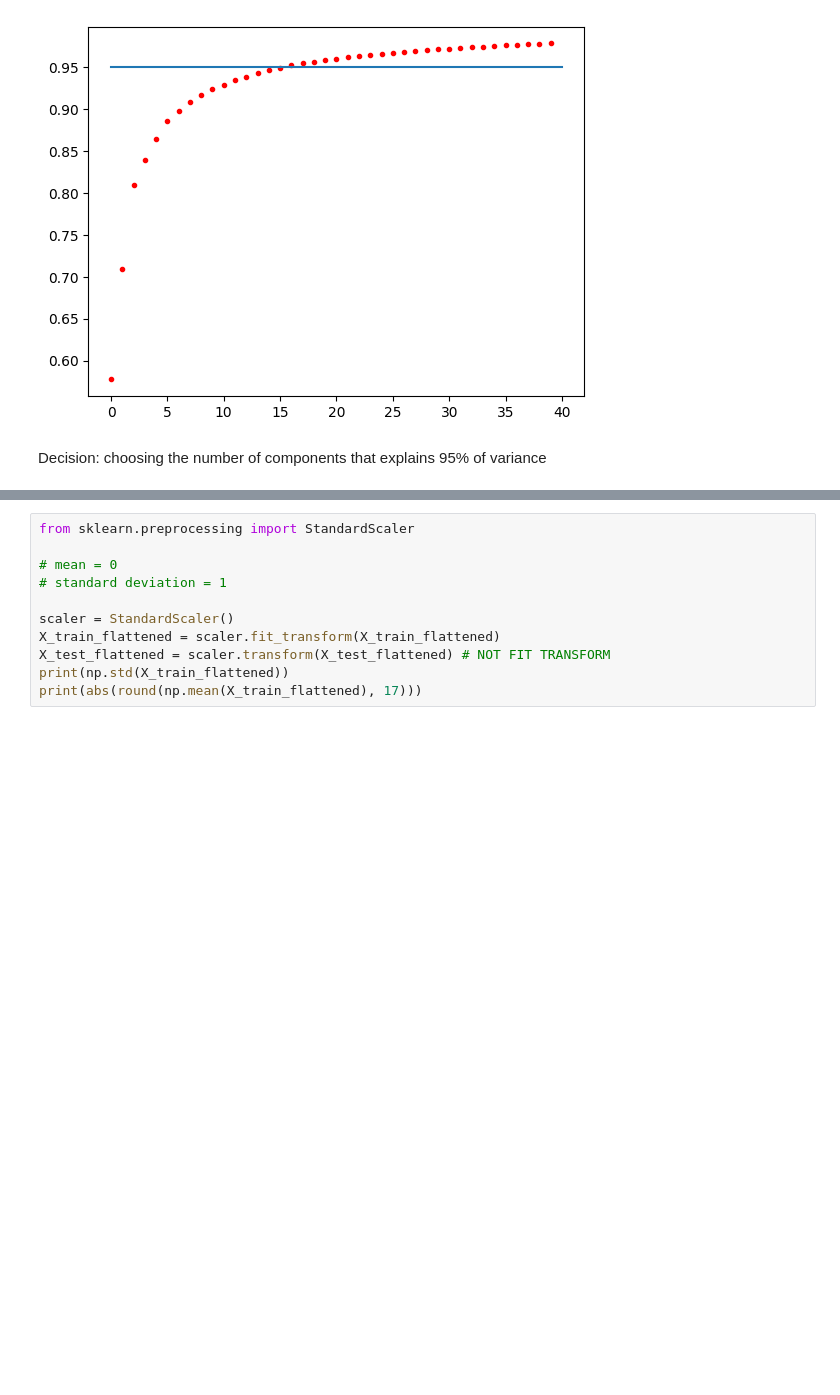
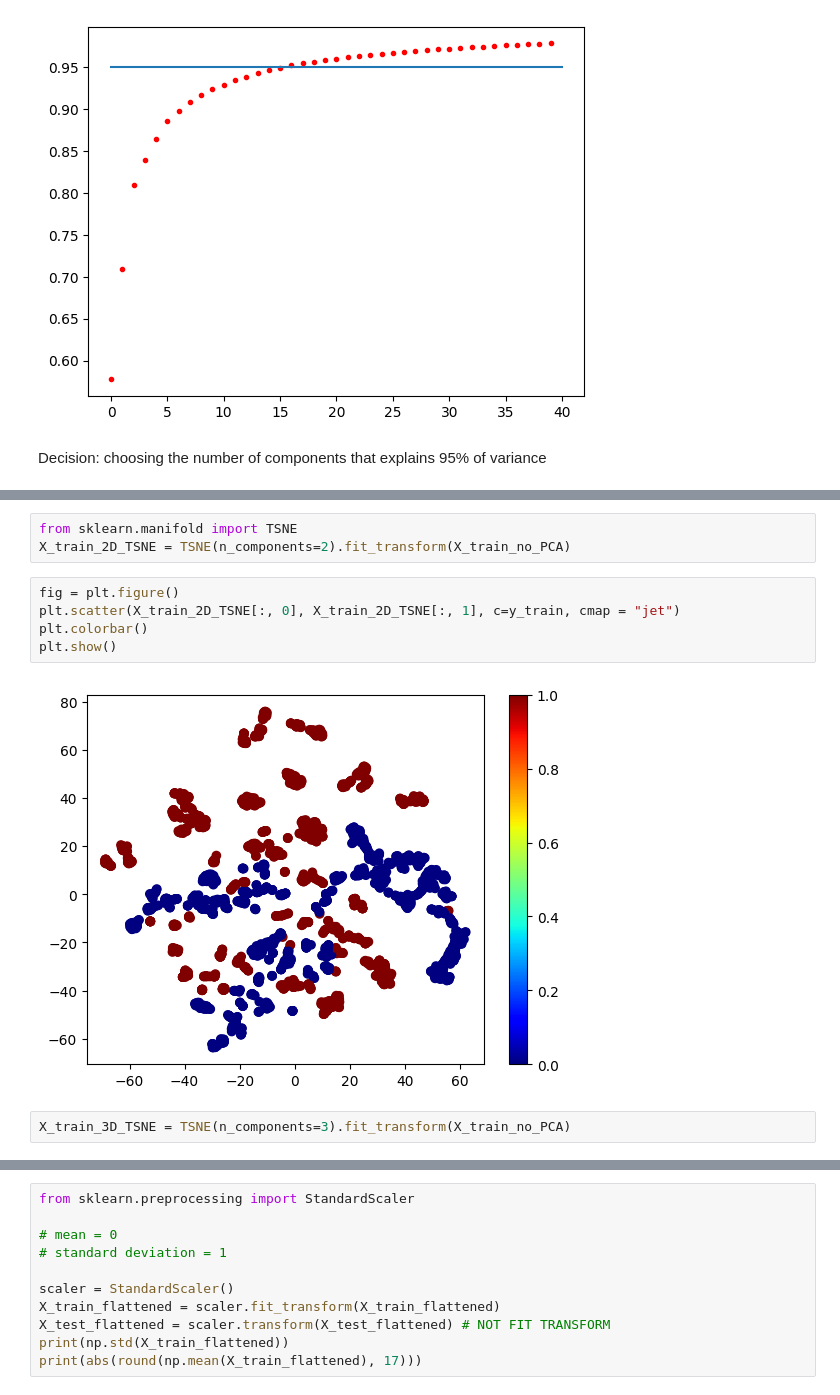
Before and after one commit to janwalec/eyes_recognition, a Jupyter notebook: Project2.ipynb, the cells around one changed output, grey strips where cells are left out. Saved outputs shown, nothing was run; the diff lists cells and outputs as text; blank space fills up the shorter version.

```diff
--- a/Project2.ipynb
+++ b/Project2.ipynb
@@ -317,0 +358,12 @@ X_test_flattened = pca.transform(X_test_flattened) #not fit transform
+# %%
+from sklearn.manifold import TSNE
+X_train_2D_TSNE = TSNE(n_components=2).fit_transform(X_train_no_PCA)
+# %%
+fig = plt.figure()
+plt.scatter(X_train_2D_TSNE[:, 0], X_train_2D_TSNE[:, 1], c=y_train, cmap = "jet")
+plt.colorbar()
+plt.show()
+# %% [output]
+[figure, added]
+# %%
+X_train_3D_TSNE = TSNE(n_components=3).fit_transform(X_train_no_PCA)
```
Also changed, not shown: parts of 50 cells of this notebook.
